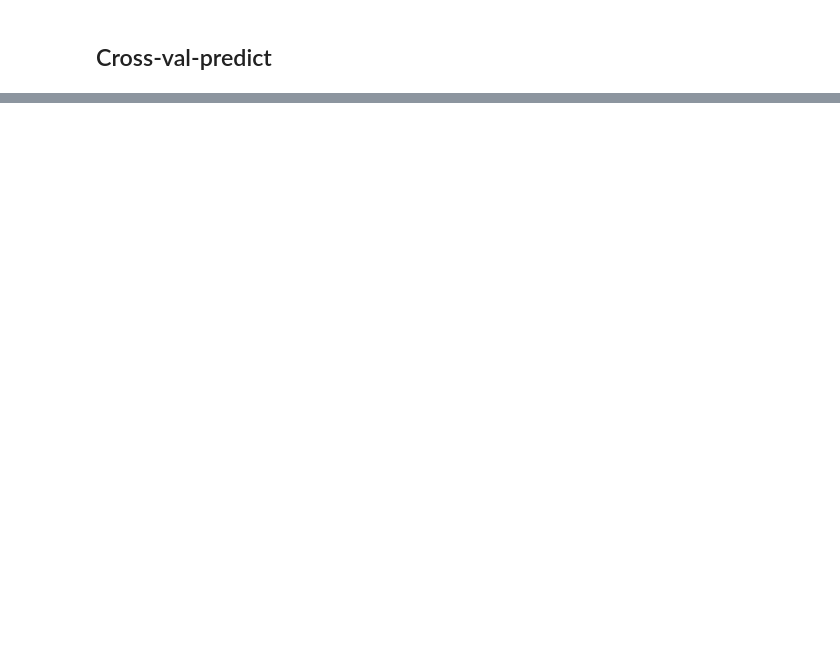
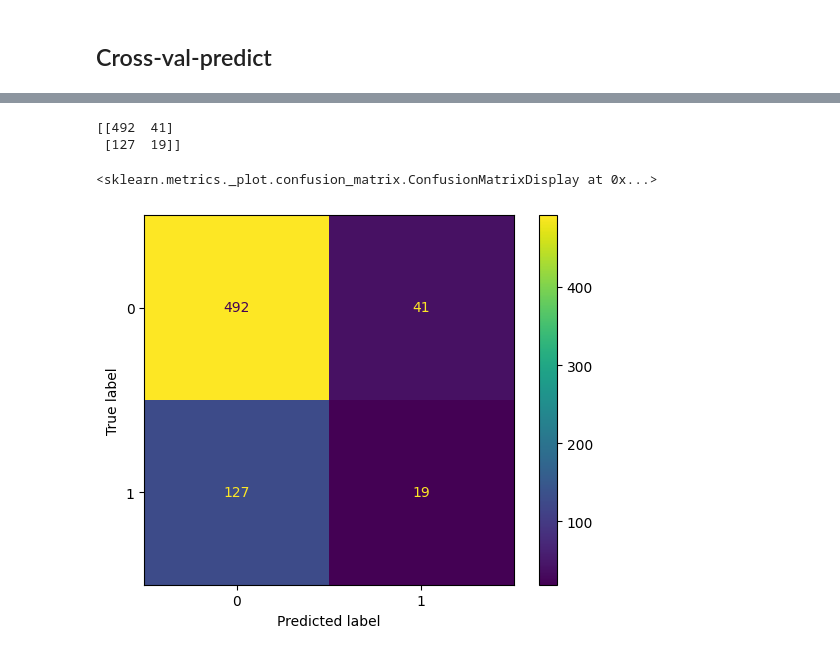
Before and after one commit to AlexandrosMiteloudis/DAMA_Hackathon, a Jupyter notebook: notebooks/METABRIC_CIBCB_pipeline.ipynb, the cells around one changed output, grey strips where cells are left out. Drawn from its saved outputs; the diff is of its cells as text; code cells hidden in the pictures; blank space fills up the shorter version.

```diff
--- a/notebooks/METABRIC_CIBCB_pipeline.ipynb
+++ b/notebooks/METABRIC_CIBCB_pipeline.ipynb
@@ -625,0 +796,12 @@ y_pred = cross_val_predict(
+# %%
+from sklearn.metrics import confusion_matrix
+
+cm = confusion_matrix(y, results["Logistic Regression"]["y_pred"])
+print(cm)
+
+ConfusionMatrixDisplay(cm).plot()
+# %% [output]
+[[492  41]
+ [127  19]]
+<sklearn.metrics._plot.confusion_matrix.ConfusionMatrixDisplay at 0x...>
+[figure, added]
```
Also changed, not shown: parts of 24 cells of this notebook.
